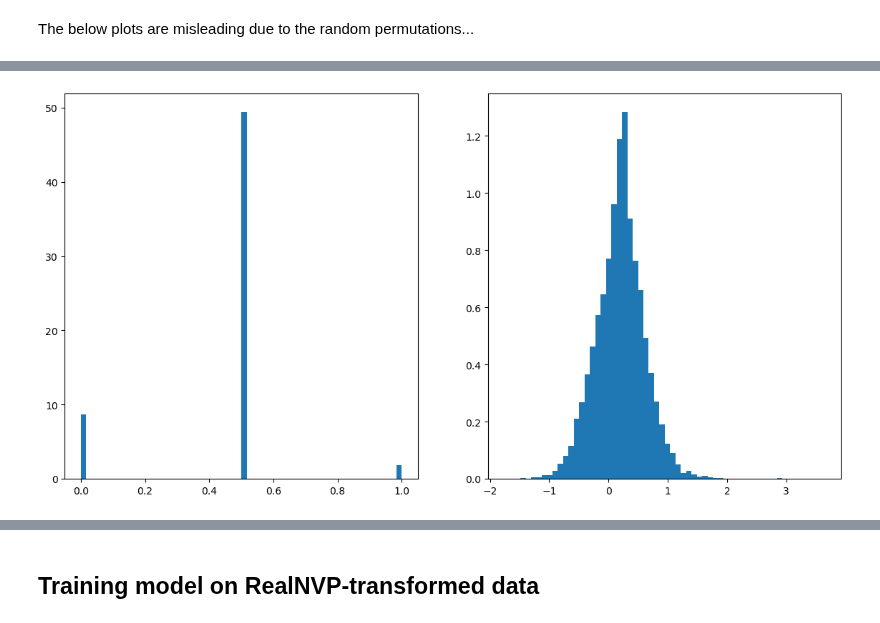
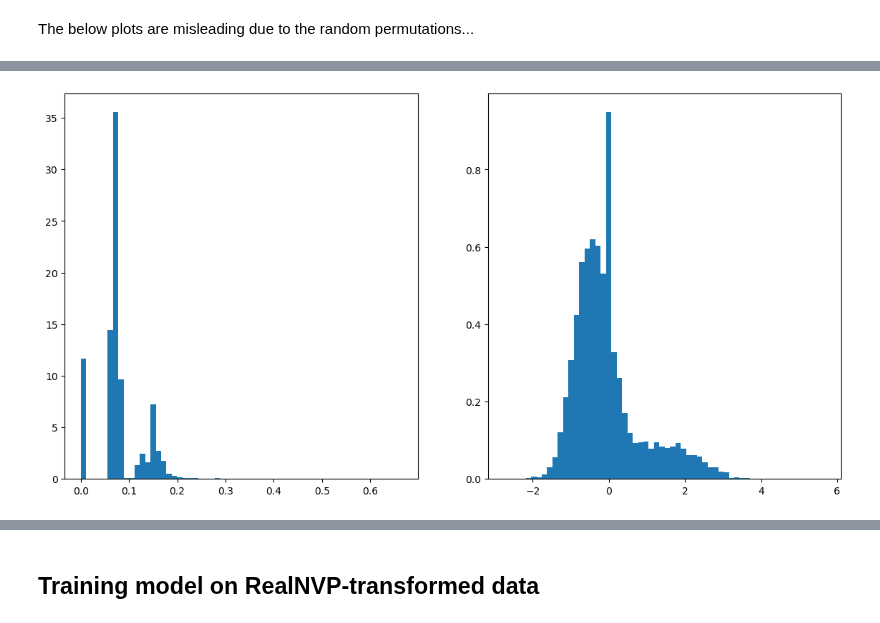
Before and after one commit to marcusGH/edain_paper, a Jupyter notebook: notebooks/normalizing_flows.ipynb, the cells around one changed output, grey strips where cells are left out. Cells and saved outputs as stored; diff of their text form; code cells hidden in the pictures.

Commit message:
Implemented initial normalizing flow model

```diff
--- a/notebooks/normalizing_flows.ipynb
+++ b/notebooks/normalizing_flows.ipynb
@@ -139,5 +195,12 @@ tensor([[-1.1671e-01,  1.1777e-01, -2.6893e-01,  ...,  1.3653e-01,
-# %%
-for X, y in train_loader:
-    break
-X, y = X.numpy()[:, :, 11:], y.numpy()[11:]
+# %%
+DEV = torch.device('cuda', 5)
+
+half = (11, 91)
+#half = (91, 188)
+input_dim = half[1] - half[0]
+
+base_dist = dist.Normal(torch.zeros(input_dim, device=DEV), torch.ones(input_dim, device=DEV))
+bijector = get_iaf_bijector(2, [100], input_dim, DEV).to(DEV)
+batch_preprocess_fn = lambda x : x.flatten(0, 1)[:, half[0]:half[1]]
+fit_bijector(bijector, base_dist, train_loader, batch_preprocess_fn=batch_preprocess_fn)
 # %%
@@ -145,5 +208,5 @@ torch.save(bijector.state_dict(), os.path.join(cfg['checkpoint_directory'], "bij
 # %%
-bijector.load_state_dict(torch.load(os.path.join(cfg['checkpoint_directory'], "bijector-model-11-07-2023")))
+bijector.load_state_dict(torch.load(os.path.join(cfg['checkpoint_directory'], "bijector-model-12-07-2023-first-half")))
 # %% [output]
 <All keys matched successfully>
 # %% [markdown]
@@ -152,7 +215,7 @@ Somehow just one lazy initialisation of the bijector uses up 18 GB of GPU memory
 out = bijector.inv(torch.tensor(X).flatten(0, 1).to(DEV))
 # %%
 out = out.detach().cpu().numpy()
-X = X.reshape((-1, 177))
+X = X.reshape((-1, input_dim))
 # %% [markdown]
 The below plots are misleading due to the random permutations...
 # %%
@@ -179,7 +242,7 @@ plt.show()
 # %%
 fig, axs = plt.subplots(ncols=2, figsize=(14, 7))
-axs[0].hist(X[:,   100], bins=60, density=True)
-axs[1].hist(out[:, 100], bins=60, density=True)
+axs[0].hist(X[:,   29], bins=60, density=True)
+axs[1].hist(out[:, 29], bins=60, density=True)
 plt.show()
 # %% [output]
-[figure, old version]
+[figure, new version]
```
Also changed, not shown: parts of 42 cells of this notebook, 2 other files.
